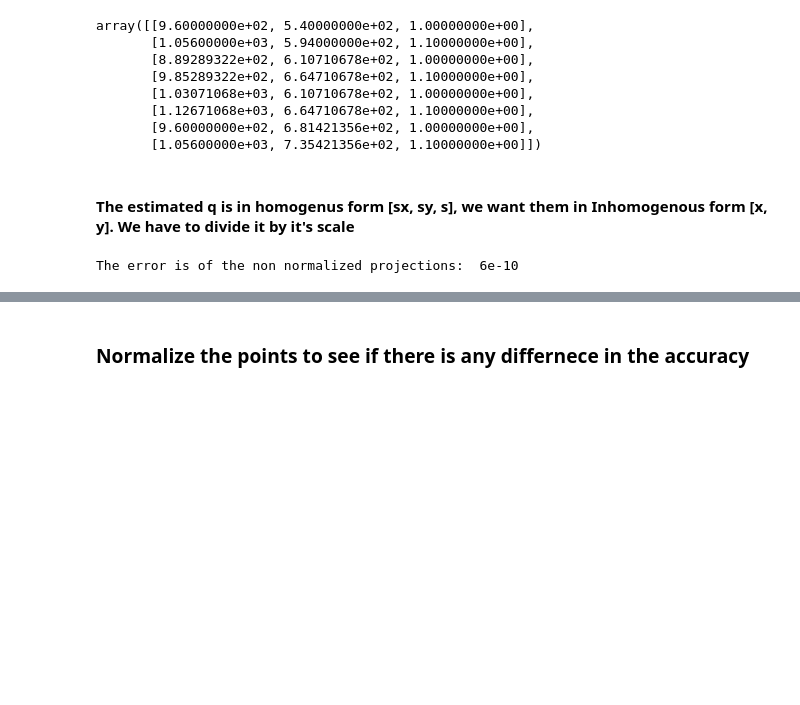
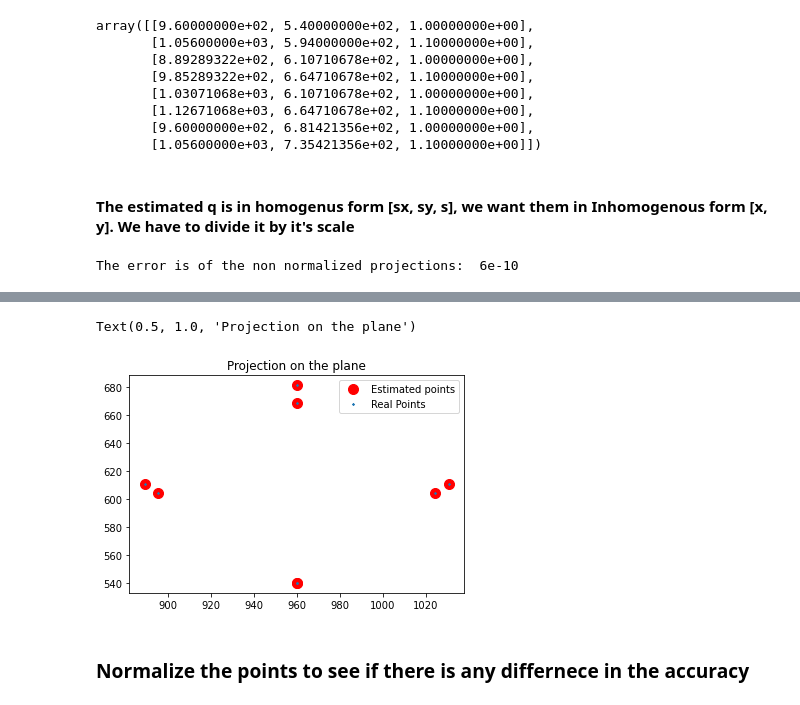
Before and after one commit to AlexAbades/ComputerVision, a Jupyter notebook: 4-Camera Calibration/Direct Linear transformation.ipynb, the cells around one changed output, grey strips where cells are left out. Drawn from its saved outputs; the diff is of its cells as text; code cells hidden in the pictures; blank space fills up the shorter version.

```diff
--- a/4-Camera Calibration/Direct Linear transformation.ipynb
+++ b/4-Camera Calibration/Direct Linear transformation.ipynb
@@ -77,5 +77,8 @@ array([[0, 0, 0],
        [1, 1, 1]])
 # %%
 q3,q2,Pm = sf.projectpoints(K, R, t, Qnh)
-print(q2.T)
+n = len(Qnh)
+n
+q2 = q2.reshape(2,8)
+q2.shape
 # %% [output]
@@ -314,3 +330,12 @@ The error is of the non normalized projections:  6e-10
+# %%
+fig, ax = plt.subplots()
+ax.plot(q2est.T[:,0], q2est.T[:,1], 'r.', markersize=20, label='Estimated points')
+ax.plot(q2.T[:,0], q2.T[:,1], '*', markersize=2, label='Real Points')
+ax.legend()
+ax.set_title('Projection on the plane')
+# %% [output]
+Text(0.5, 1.0, 'Projection on the plane')
+[figure, added]
 # %% [markdown]
 ### Normalize the points to see if there is any differnece in the accuracy
 # %%
```
Also changed, not shown: parts of 17 cells of this notebook, 2 other files.
